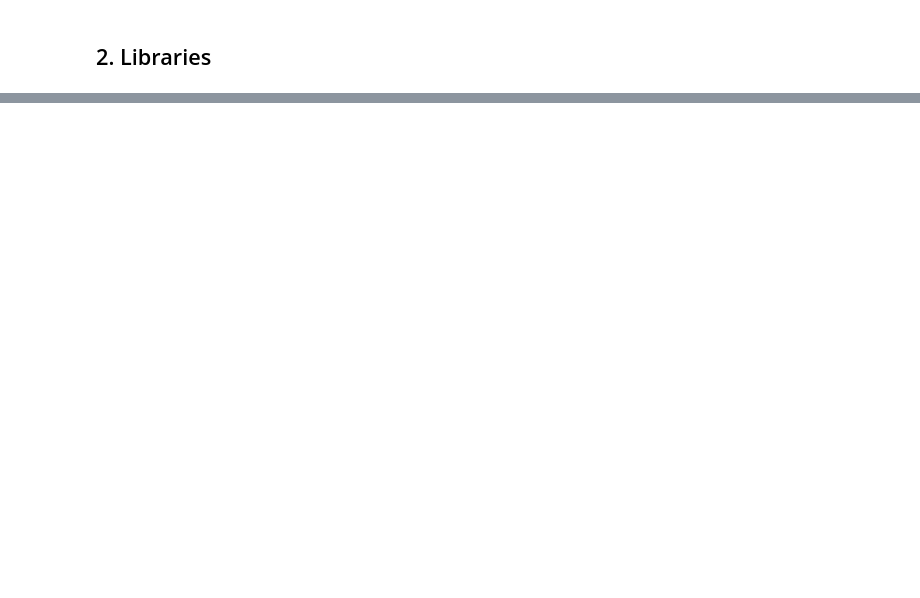
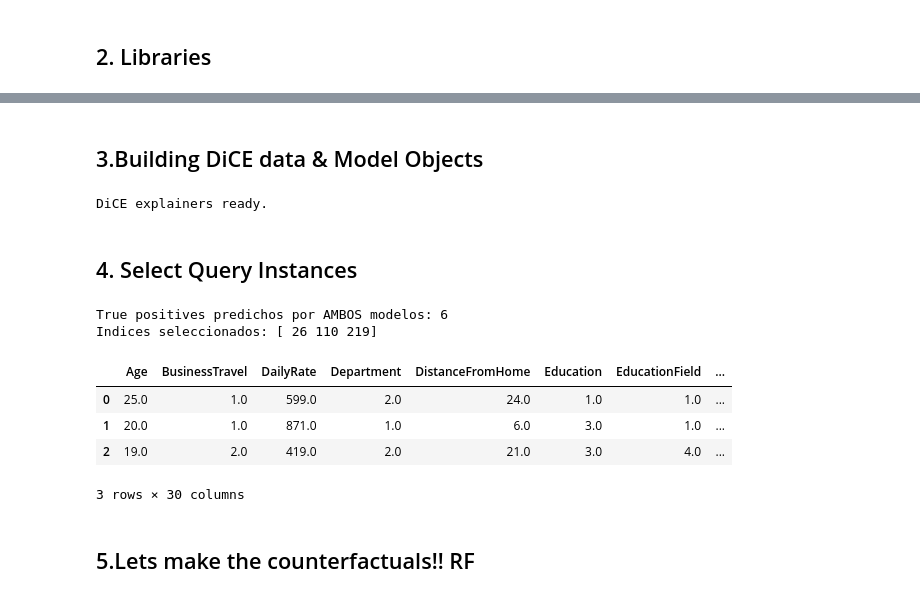
Before and after one commit to francescagrasso02/infoh512-project, a Jupyter notebook: notebooks/3.DiCE.ipynb, the cells around one changed output, grey strips where cells are left out. Drawn from its saved outputs; the diff is of its cells as text; code cells hidden in the pictures; blank space fills up the shorter version.

Commit message:
Dice ready it need some cleaning

```diff
--- a/notebooks/3.DiCE.ipynb
+++ b/notebooks/3.DiCE.ipynb
@@ -41,0 +89,14 @@ print(f'  dice-ml version: {dice_ml.__version__}')
+# %%
+# Inverse-scale to get original numeric values (categoricals stay as integer codes)
+X_train_orig = rf_scaler.inverse_transform(X_train_scaled)
+X_test_orig  = rf_scaler.inverse_transform(X_test_scaled)
+
+df_train = pd.DataFrame(X_train_orig, columns=feature_names).round(0).astype(float)
+df_test  = pd.DataFrame(X_test_orig,  columns=feature_names).round(0).astype(float)
+
+df_train['Attrition'] = y_train.astype(int)
+df_test['Attrition']  = y_test.astype(int)
+
+print(f'Training set : {df_train.shape}  | Attrition rate: {y_train.mean():.1%}')
+print(f'Test set     : {df_test.shape}  | Attrition rate: {y_test.mean():.1%}')
+df_train.head(3)
@@ -41,0 +226,55 @@ print(f'  dice-ml version: {dice_ml.__version__}')
+# %% [markdown]
+## 3.Building DiCE data & Model Objects
+# %%
+# Ensure all feature columns are float64 — required for DiCE + pandas 2.x compatibility
+for col in feature_names:
+    df_train[col] = df_train[col].astype('float64')
+    df_test[col]  = df_test[col].astype('float64')
+
+# DiCE Data object — all features treated as continuous
+dice_data = dice_ml.Data(
+    dataframe           = df_train,
+    continuous_features = list(feature_names),
+    outcome_name        = 'Attrition'
+)
+
+# DiCE Model objects
+dice_rf_model  = dice_ml.Model(model=rf_wrapper,  backend='sklearn', model_type='classifier')
+dice_xgb_model = dice_ml.Model(model=xgb_wrapper, backend='sklearn', model_type='classifier')
+
+# DiCE Explainers (random method — fast, model-agnostic)
+exp_rf  = dice_ml.Dice(dice_data, dice_rf_model,  method='random')
+exp_xgb = dice_ml.Dice(dice_data, dice_xgb_model, method='random')
+
+print('DiCE explainers ready.')
+# %% [output]
+DiCE explainers ready.
+# %% [markdown]
+## 4. Select Query Instances
+# %%
+rf_preds  = rf_wrapper.predict(X_test_df)
+xgb_preds = xgb_wrapper.predict(X_test_df)
+
+# Verdaderos positivos de ambos modelos
+both_attrition_idx = np.where(
+    (rf_preds == 1) & (xgb_preds == 1) & (y_test == 1)
+)[0]
+print(f'True positives predichos por AMBOS modelos: {len(both_attrition_idx)}')
+
+# Seleccionar 3 instancias
+np.random.seed(SEED)
+selected_idx    = np.random.choice(both_attrition_idx, size=min(3, len(both_attrition_idx)), replace=False)
+query_instances = X_test_df.iloc[selected_idx].reset_index(drop=True).astype('float64')
+
+print(f'Indices seleccionados: {selected_idx}')
+query_instances
+# %% [output]
+True positives predichos por AMBOS modelos: 6
+Indices seleccionados: [ 26 110 219]
+|  | Age | BusinessTravel | DailyRate | Department | DistanceFromHome | Education | EducationField | ... |
+| 0 | 25.0 | 1.0 | 599.0 | 2.0 | 24.0 | 1.0 | 1.0 | ... |
+| 1 | 20.0 | 1.0 | 871.0 | 1.0 | 6.0 | 3.0 | 1.0 | ... |
+| 2 | 19.0 | 2.0 | 419.0 | 2.0 | 21.0 | 3.0 | 4.0 | ... |
+3 rows × 30 columns
+# %% [markdown]
+## 5.Lets make the counterfactuals!! RF
```
Also changed, not shown: parts of 24 cells of this notebook.
